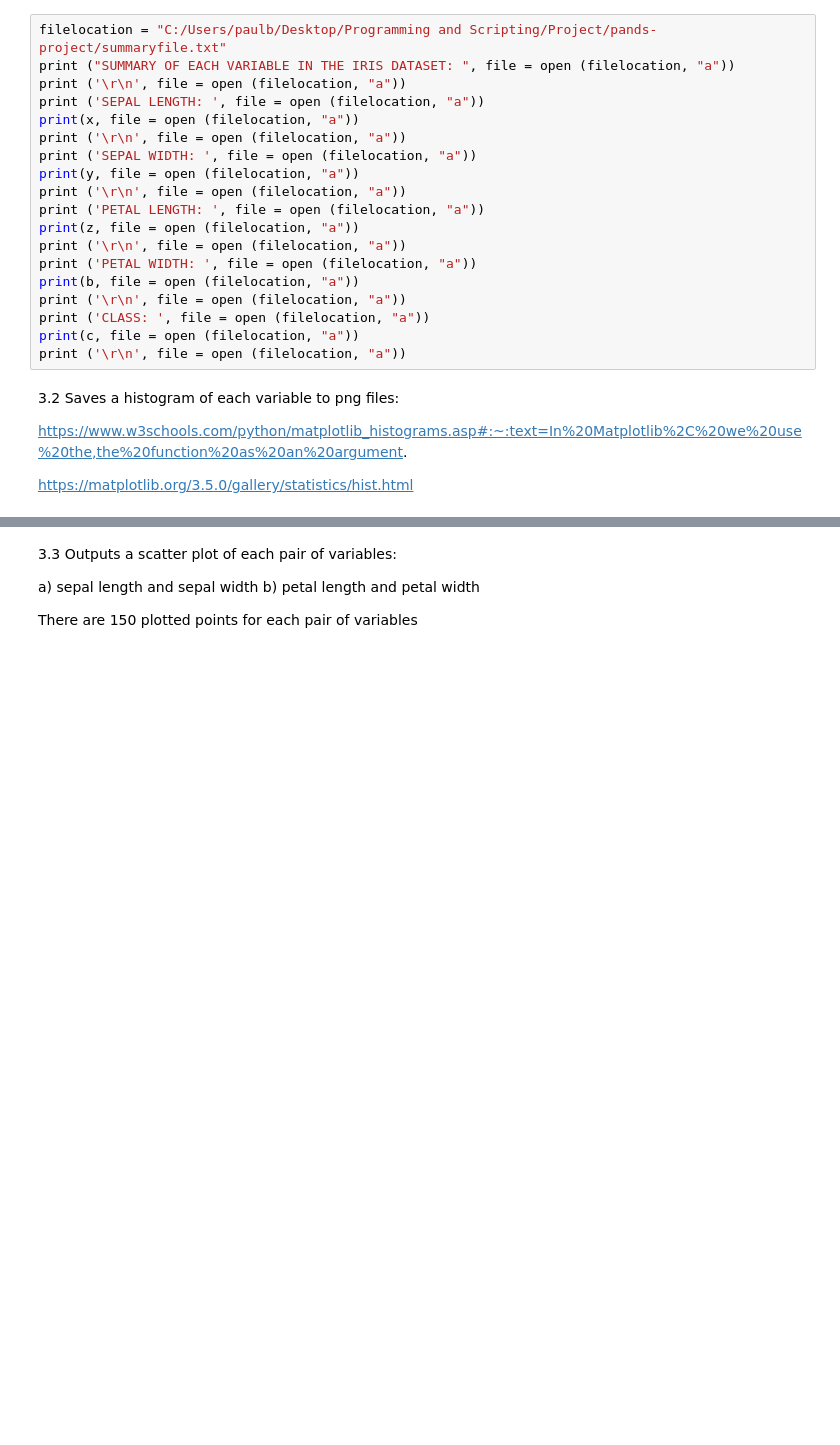
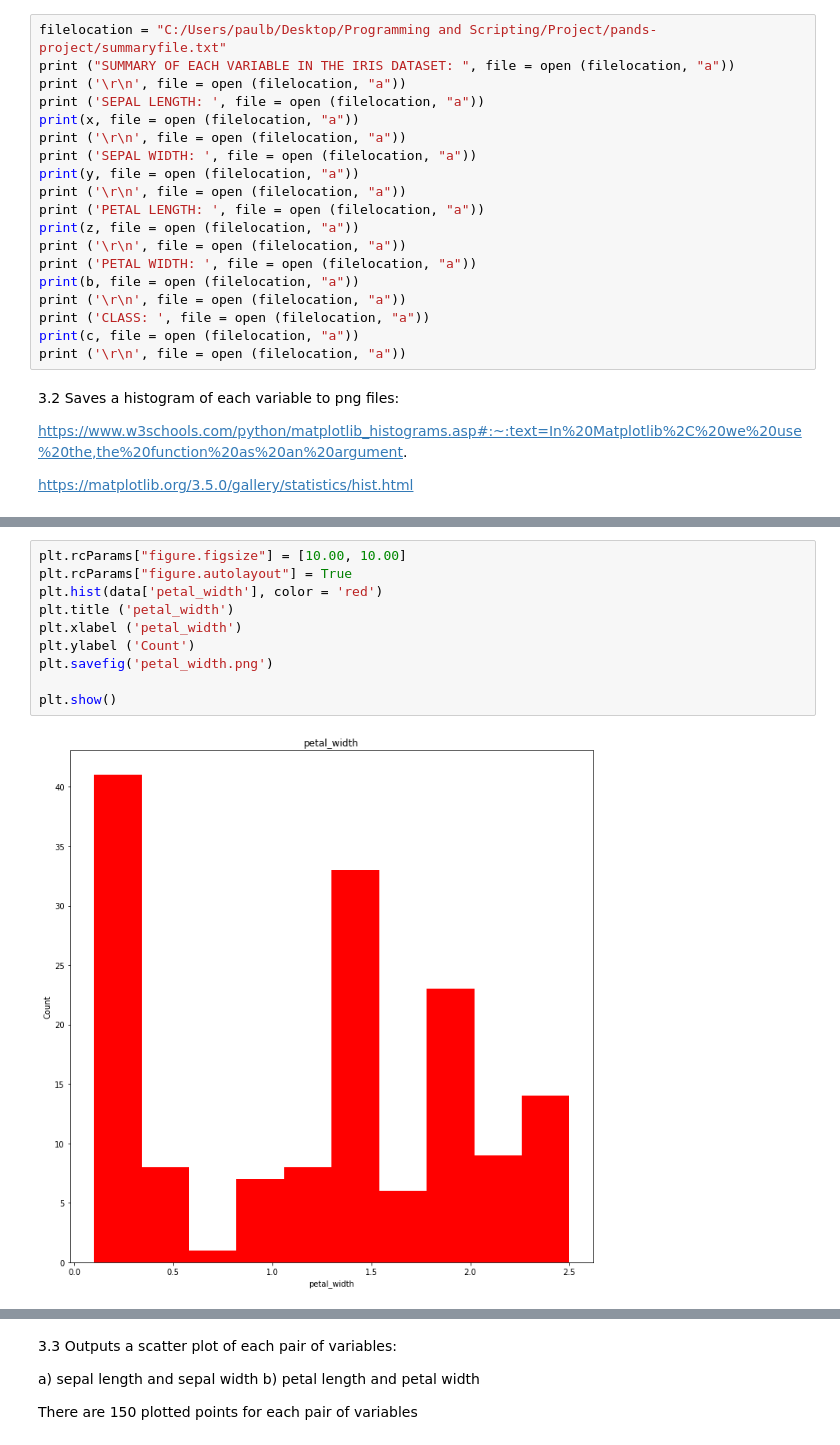
Before and after one commit to Cdoyle22/pands-project, a Jupyter notebook: Notes..ipynb, the cells around one changed output, grey strips where cells are left out. Drawn from its saved outputs; the diff is of its cells as text; blank space fills up the shorter version.

```diff
--- a/Notes..ipynb
+++ b/Notes..ipynb
@@ -88,0 +113,12 @@ plt.show()
+# %%
+plt.rcParams["figure.figsize"] = [10.00, 10.00]
+plt.rcParams["figure.autolayout"] = True
+plt.hist(data['petal_width'], color = 'red')
+plt.title ('petal_width')
+plt.xlabel ('petal_width')
+plt.ylabel ('Count')
+plt.savefig('petal_width.png')
+
+plt.show()
+# %% [output]
+[figure, added]
```
Also changed, not shown: parts of 15 cells of this notebook, 6 other files.
